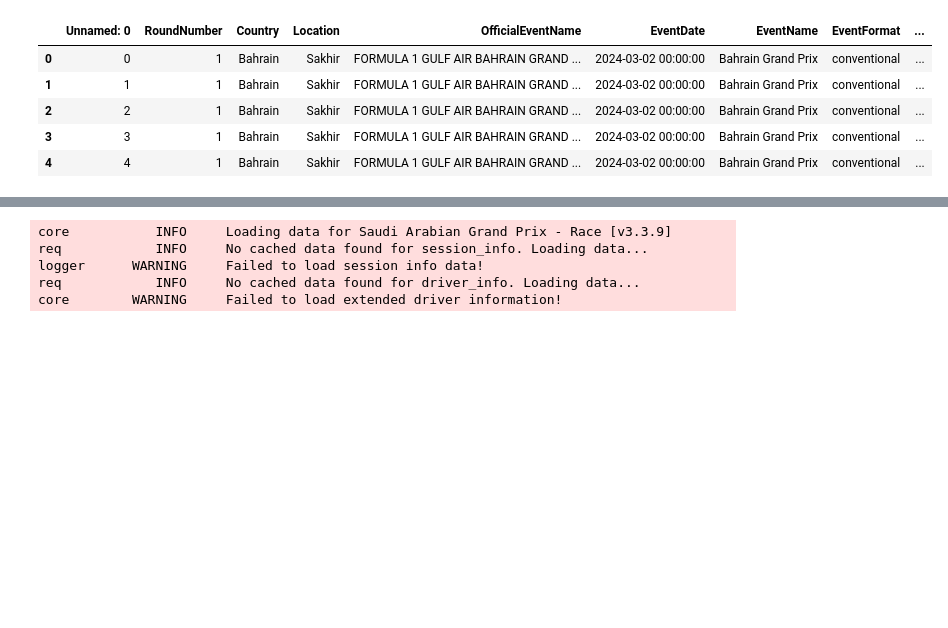
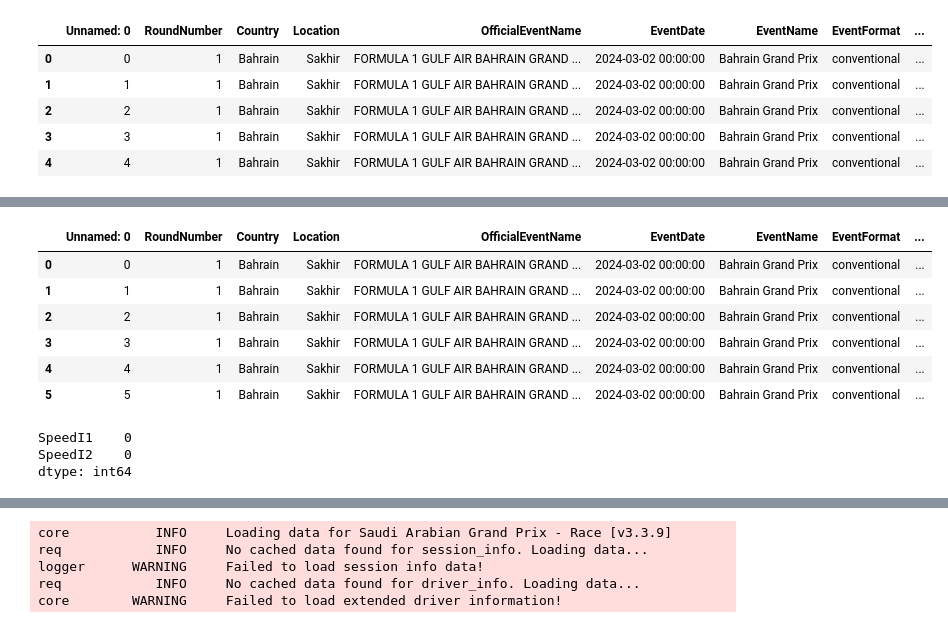
Before and after one commit to caiolacerdamt/f1-project, a Jupyter notebook: predict_win.ipynb, the cells around one changed output, grey strips where cells are left out. Cells and saved outputs as stored; diff of their text form; code cells hidden in the pictures; blank space fills up the shorter version.

```diff
--- a/predict_win.ipynb
+++ b/predict_win.ipynb
@@ -159,0 +199,30 @@ df.head()
+# %%
+# mean speed
+
+def fill_na_speed(df, cols):
+    for col in cols:
+        mean_values = df.groupby(["EventName", "FullName"])[col].transform('mean')
+        df[col].fillna(mean_values, inplace=True)
+    return df
+# %%
+columns = ["SpeedI1", "SpeedI2"]
+# %%
+df_copy = df.copy()
+# %%
+df_filled = fill_na_speed(df_copy, columns)
+# %%
+df_filled.head(6)
+# %% [output]
+|  | Unnamed: 0 | RoundNumber | Country | Location | OfficialEventName | EventDate | EventName | EventFormat | ... |
+| 0 | 0 | 1 | Bahrain | Sakhir | FORMULA 1 GULF AIR BAHRAIN GRAND ... | 2024-03-02 00:00:00 | Bahrain Grand Prix | conventional | ... |
+| 1 | 1 | 1 | Bahrain | Sakhir | FORMULA 1 GULF AIR BAHRAIN GRAND ... | 2024-03-02 00:00:00 | Bahrain Grand Prix | conventional | ... |
+| 2 | 2 | 1 | Bahrain | Sakhir | FORMULA 1 GULF AIR BAHRAIN GRAND ... | 2024-03-02 00:00:00 | Bahrain Grand Prix | conventional | ... |
+| 3 | 3 | 1 | Bahrain | Sakhir | FORMULA 1 GULF AIR BAHRAIN GRAND ... | 2024-03-02 00:00:00 | Bahrain Grand Prix | conventional | ... |
+| 4 | 4 | 1 | Bahrain | Sakhir | FORMULA 1 GULF AIR BAHRAIN GRAND ... | 2024-03-02 00:00:00 | Bahrain Grand Prix | conventional | ... |
+| 5 | 5 | 1 | Bahrain | Sakhir | FORMULA 1 GULF AIR BAHRAIN GRAND ... | 2024-03-02 00:00:00 | Bahrain Grand Prix | conventional | ... |
+# %%
+df_filled[["SpeedI1", "SpeedI2"]].isna().sum()
+# %% [output]
+SpeedI1    0
+SpeedI2    0
+dtype: int64
```
Also changed, not shown: parts of 9 cells of this notebook.
